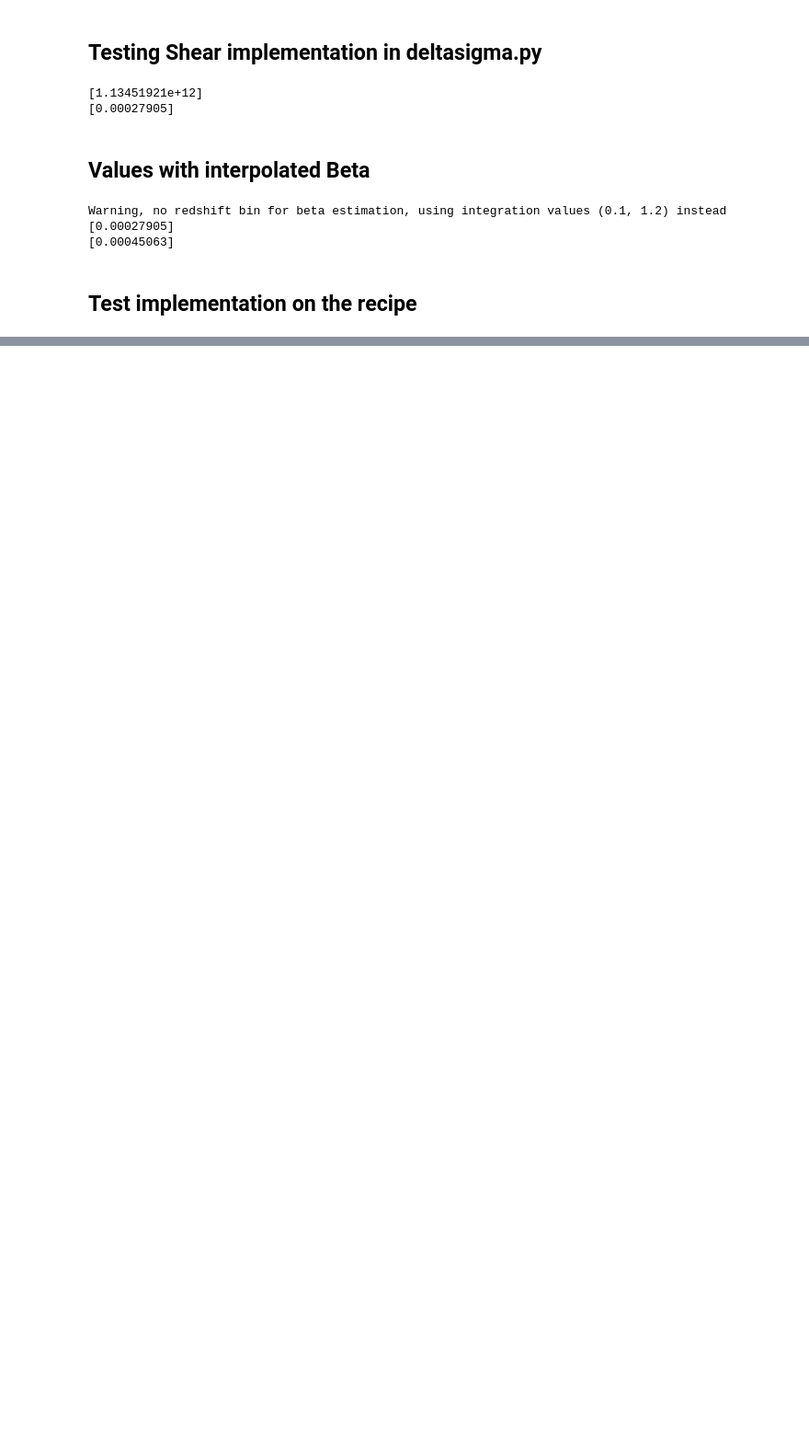
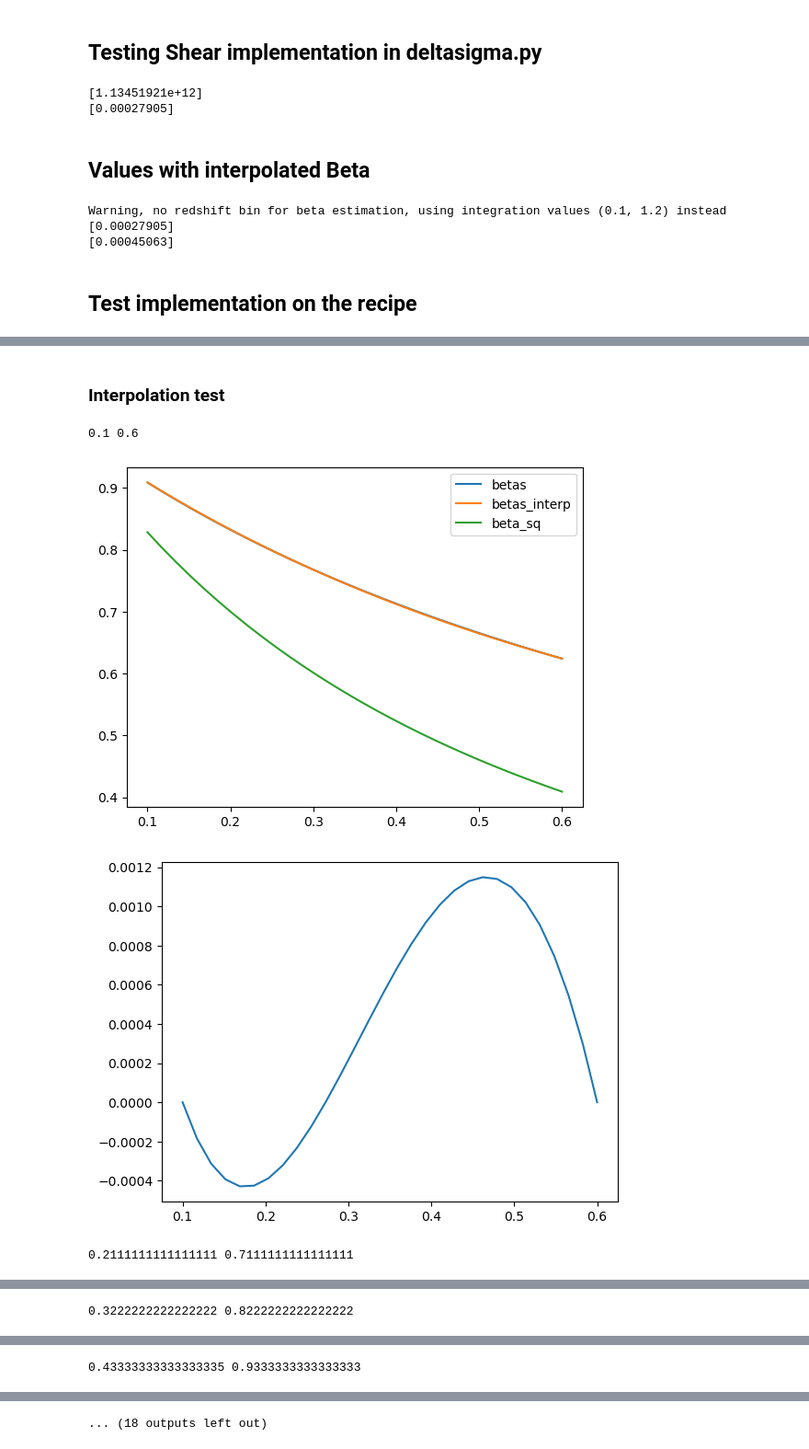
Before and after one commit to LSSTDESC/crow, a Jupyter notebook: notebooks/reduced_shear_test.ipynb, the cells around one changed output, grey strips where cells are left out. Shown: that part at 92% size. Drawn from its saved outputs; the diff is of its cells as text; code cells hidden in the pictures; blank space fills up the shorter version.

Commit message:
Changed properties and interpolation test

```diff
--- a/notebooks/reduced_shear_test.ipynb
+++ b/notebooks/reduced_shear_test.ipynb
@@ -106 +108,43 @@ Eval 2: 4.338e-01 | Time: 0.3233 s
 Counts: 2.658e+02
+# %% [markdown]
+### Interpolation test
+# %%
+import clmm
+import numpy as np
+import matplotlib.pyplot as plt
+clmm_cosmo = clmm.Cosmology()
+clmm_cosmo._init_from_cosmo(cosmo)
+from scipy.interpolate import interp1d
+bins = [(bin1, bin1 + 0.5) for bin1 in np.linspace(0.1, 1.1, 10)]
+z_inf = 10
+zmax = 5.0
+for bin1,bin2 in bins:
+    print(bin1,bin2)
+    z_cls = np.linspace(bin1, bin2, 30)
+    beta_list = []
+    beta_sq_list = []
+    for z_cl in z_cls:
+        beta_smean = clmm.utils.compute_beta_s_mean_from_distribution(z_cl, z_inf, clmm_cosmo, zmax=zmax, delta_z_cut=0.3, zmin=None, z_distrib_func=None)
+        beta_sqmean = clmm.utils.compute_beta_s_square_mean_from_distribution(z_cl, z_inf, clmm_cosmo, zmax=zmax, delta_z_cut=0.3, zmin=None, z_distrib_func=None)
+        beta_list.append(beta_smean)
+        beta_sq_list.append(beta_sqmean)
+    log_beta_interp = interp1d(
+    [z_cls[0], z_cls[10], z_cls[-1]],
+    np.log([beta_list[0], beta_list[10], beta_list[-1]]),
+    kind='quadratic',
+    fill_value='extrapolate'# or 'cubic', 'quadratic' for smoother
+)
+    interpolated = log_beta_interp(z_cls)   #np.interp(z_cls,[z_cls[0], z_cls[-1]],[np.log(beta_list[0]), np.log(beta_list[-1])])
+    # beta_sqmean[-1] beta_sqmean[0]
+    plt.plot(z_cls, beta_list, label='betas')
+    plt.plot(z_cls, np.exp(interpolated), label='betas_interp')
+    plt.plot(z_cls, beta_sq_list, label = 'beta_sq')
+    plt.legend()
+    plt.show()
+    plt.plot(z_cls, 1 - np.exp(interpolated)/np.array(beta_list))
+    plt.show()
+# %% [output]
+0.1 0.6
+[figure, added]
+[figure, added]
+0.2111111111111111 0.7111111111111111
@@ -106,0 +153 @@ Counts: 2.658e+02
+0.3222222222222222 0.8222222222222222
@@ -106,0 +156 @@ Counts: 2.658e+02
+0.43333333333333335 0.9333333333333333
@@ -106,0 +159 @@ Counts: 2.658e+02
+... (18 outputs left out)
```
Also changed, not shown: parts of 2 cells of this notebook, 3 other files.
